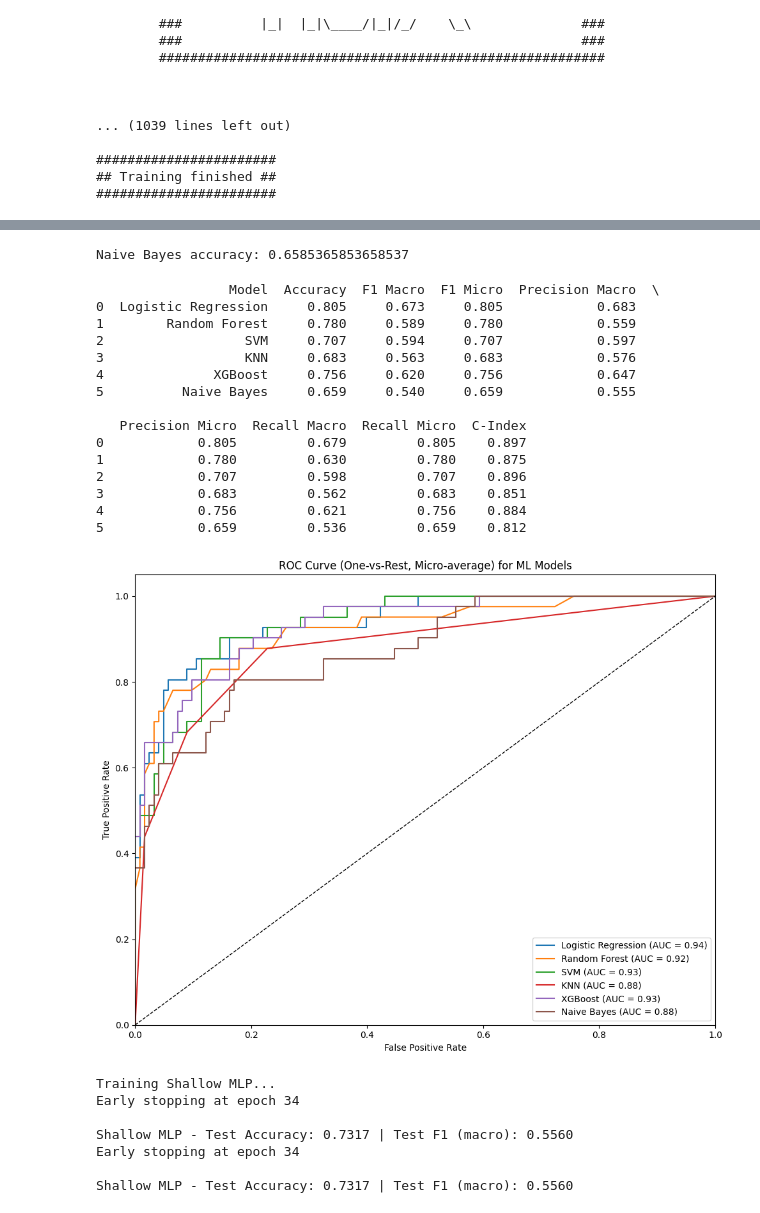
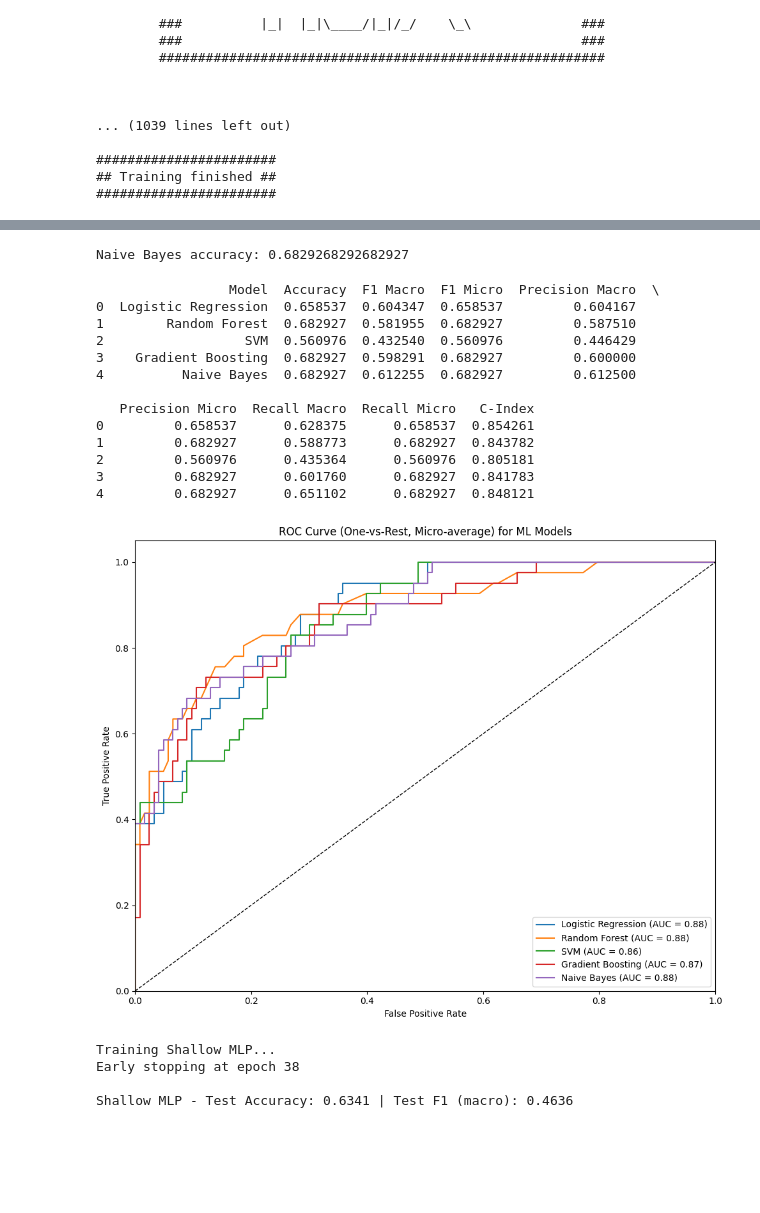
Before and after one commit to Shahriar1638/Multi-omics-Cancer-subtype, a Jupyter notebook: Mofa_with_Nan_pipline.ipynb, the cells around one changed output, grey strips where cells are left out. Cells and saved outputs as stored; diff of their text form; code cells hidden in the pictures; blank space fills up the shorter version.

```diff
--- a/Mofa_with_Nan_pipline.ipynb
+++ b/Mofa_with_Nan_pipline.ipynb
@@ -351,7 +356,7 @@ ent.set_data_options(
 ent.set_data_matrix(data_list)
 
 ent.set_model_options(
-    factors=14,
+    factors=15,
     spikeslab_weights=True,
     ard_factors=True,
     ard_weights=True
@@ -568,17 +573,17 @@ SVM accuracy: 0.7073170731707317
 # %%
-# 4. K-Nearest Neighbors (KNN) on MOFA factors
-from sklearn.neighbors import KNeighborsClassifier
+# 4. Gradient Boosting on MOFA factors
+from sklearn.ensemble import GradientBoostingClassifier
 from sklearn.model_selection import train_test_split
 from sklearn.metrics import accuracy_score
 import numpy as np
 X = np.array(factors)
 y = subtype_encoded.loc[common_samples].values
 X_train, X_test, y_train, y_test = train_test_split(X, y, test_size=0.2, random_state=42, stratify=y)
-clf_knn = KNeighborsClassifier(n_neighbors=3)
-clf_knn.fit(X_train, y_train)
-preds_knn = clf_knn.predict(X_test)
-y_true_knn = y_test
-acc_knn = accuracy_score(y_true_knn, preds_knn)
-y_pred_proba_knn = clf_knn.predict_proba(X_test)
-print('KNN accuracy:', acc_knn)
+clf_gb = GradientBoostingClassifier(n_estimators=100, random_state=42, max_depth=5)
+clf_gb.fit(X_train, y_train)
+preds_gb = clf_gb.predict(X_test)
+y_true_gb = y_test
+acc_gb = accuracy_score(y_true_gb, preds_gb)
+y_pred_proba_gb = clf_gb.predict_proba(X_test)
+print('Gradient Boosting accuracy:', acc_gb)
 # %% [output]
@@ -607,5 +591,5 @@ XGBoost accuracy: 0.7560975609756098
 # %%
-# 6. Naive Bayes on MOFA factors
+# 5. Naive Bayes on MOFA factors
 from sklearn.naive_bayes import GaussianNB
 from sklearn.model_selection import train_test_split
 from sklearn.metrics import accuracy_score
@@ -621,9 +605,9 @@ acc_nb = accuracy_score(y_true_nb, preds_nb)
 y_pred_proba_nb = clf_nb.predict_proba(X_test)
 print('Naive Bayes accuracy:', acc_nb)
 # %% [output]
-Naive Bayes accuracy: 0.6585365853658537
+Naive Bayes accuracy: 0.6829268292682927
 # %%
-# Compare all 6 classifiers on MOFA factors: accuracy, F1 (macro/micro), precision, recall, C-index
+# Compare all 5 classifiers on MOFA factors: accuracy, F1 (macro/micro), precision, recall, C-index
 from sklearn.metrics import accuracy_score, f1_score, precision_score, recall_score
 from sklearn.utils import column_or_1d
 import numpy as np
@@ -645,31 +629,25 @@ results = []
 results.append(["Logistic Regression", acc_lr, f1_score(y_true_lr, preds_lr, average='macro'), f1_score(y_true_lr, preds_lr, average='micro'), precision_score(y_true_lr, preds_lr, average='macro', zero_division=0), precision_score(y_true_lr, preds_lr, average='micro', zero_division=0), recall_score(y_true_lr, preds_lr, average='macro'), recall_score(y_true_lr, preds_lr, average='micro'), concordance_index(y_true_lr, y_pred_proba_lr)])
 results.append(["Random Forest", acc_rf, f1_score(y_true_rf, preds_rf, average='macro'), f1_score(y_true_rf, preds_rf, average='micro'), precision_score(y_true_rf, preds_rf, average='macro', zero_division=0), precision_score(y_true_rf, preds_rf, average='micro', zero_division=0), recall_score(y_true_rf, preds_rf, average='macro'), recall_score(y_true_rf, preds_rf, average='micro'), concordance_index(y_true_rf, y_pred_proba_rf)])
 results.append(["SVM", acc_svm, f1_score(y_true_svm, preds_svm, average='macro'), f1_score(y_true_svm, preds_svm, average='micro'), precision_score(y_true_svm, preds_svm, average='macro', zero_division=0), precision_score(y_true_svm, preds_svm, average='micro', zero_division=0), recall_score(y_true_svm, preds_svm, average='macro'), recall_score(y_true_svm, preds_svm, average='micro'), concordance_index(y_true_svm, y_pred_proba_svm)])
-results.append(["KNN", acc_knn, f1_score(y_true_knn, preds_knn, average='macro'), f1_score(y_true_knn, preds_knn, average='micro'), precision_score(y_true_knn, preds_knn, average='macro', zero_division=0), precision_score(y_true_knn, preds_knn, average='micro', zero_division=0), recall_score(y_true_knn, preds_knn, average='macro'), recall_score(y_true_knn, preds_knn, average='micro'), concordance_index(y_true_knn, y_pred_proba_knn)])
-try:
-    results.append(["XGBoost", acc_xgb, f1_score(y_true_xgb, preds_xgb, average='macro'), f1_score(y_true_xgb, preds_xgb, average='micro'), precision_score(y_true_xgb, preds_xgb, average='macro', zero_division=0), precision_score(y_true_xgb, preds_xgb, average='micro', zero_division=0), recall_score(y_true_xgb, preds_xgb, average='macro'), recall_score(y_true_xgb, preds_xgb, average='micro'), concordance_index(y_true_xgb, y_pred_proba_xgb)])
-except:
-    pass
+results.append(["Gradient Boosting", acc_gb, f1_score(y_true_gb, preds_gb, average='macro'), f1_score(y_true_gb, preds_gb, average='micro'), precision_score(y_true_gb, preds_gb, average='macro', zero_division=0), precision_score(y_true_gb, preds_gb, average='micro', zero_division=0), recall_score(y_true_gb, preds_gb, average='macro'), recall_score(y_true_gb, preds_gb, average='micro'), concordance_index(y_true_gb, y_pred_proba_gb)])
 results.append(["Naive Bayes", acc_nb, f1_score(y_true_nb, preds_nb, average='macro'), f1_score(y_true_nb, preds_nb, average='micro'), precision_score(y_true_nb, preds_nb, average='macro', zero_division=0), precision_score(y_true_nb, preds_nb, average='micro', zero_division=0), recall_score(y_true_nb, preds_nb, average='macro'), recall_score(y_true_nb, preds_nb, average='micro'), concordance_index(y_true_nb, y_pred_proba_nb)])
 
 results_df = pd.DataFrame(results, columns=["Model", "Accuracy", "F1 Macro", "F1 Micro", "Precision Macro", "Precision Micro", "Recall Macro", "Recall Micro", "C-Index"])
-print(results_df.round(3))
+print(results_df)
 # %% [output]
                  Model  Accuracy  F1 Macro  F1 Micro  Precision Macro  \
-0  Logistic Regression     0.805     0.673     0.805            0.683
-1        Random Forest     0.780     0.589     0.780            0.559
-2                  SVM     0.707     0.594     0.707            0.597
-3                  KNN     0.683     0.563     0.683            0.576
-4              XGBoost     0.756     0.620     0.756            0.647
-5          Naive Bayes     0.659     0.540     0.659            0.555
+0  Logistic Regression  0.658537  0.604347  0.658537         0.604167
+1        Random Forest  0.682927  0.581955  0.682927         0.587510
+2                  SVM  0.560976  0.432540  0.560976         0.446429
+3    Gradient Boosting  0.682927  0.598291  0.682927         0.600000
+4          Naive Bayes  0.682927  0.612255  0.682927         0.612500
 
-   Precision Micro  Recall Macro  Recall Micro  C-Index
-0            0.805         0.679         0.805    0.897
-1            0.780         0.630         0.780    0.875
-2            0.707         0.598         0.707    0.896
-3            0.683         0.562         0.683    0.851
-4            0.756         0.621         0.756    0.884
-5            0.659         0.536         0.659    0.812
+   Precision Micro  Recall Macro  Recall Micro   C-Index
+0         0.658537      0.628375      0.658537  0.854261
+1         0.682927      0.588773      0.682927  0.843782
+2         0.560976      0.435364      0.560976  0.805181
+3         0.682927      0.601760      0.682927  0.841783
+4         0.682927      0.651102      0.682927  0.848121
 # %%
 # Plot ROC curves and compute AUC for all ML models (multiclass one-vs-rest)
 import matplotlib.pyplot as plt
@@ -682,42 +660,41 @@ models = [
     ('Logistic Regression', y_pred_proba_lr, y_true_lr),
     ('Random Forest', y_pred_proba_rf, y_true_rf),
     ('SVM', y_pred_proba_svm, y_true_svm),
-    ('KNN', y_pred_proba_knn, y_true_knn),
-    ('XGBoost', y_pred_proba_xgb, y_true_xgb),
+    ('Gradient Boosting', y_pred_proba_gb, y_true_gb),
     ('Naive Bayes', y_pred_proba_nb, y_true_nb)
  ]
 
 plt.figure(figsize=(10, 8))
 for name, y_pred_proba, y_true in models:
     try:
         classes = np.unique(y_true)
         y_test_bin = label_binarize(y_true, classes=classes)
         n_classes = y_test_bin.shape[1]
         # Compute ROC curve and AUC for each class
         fpr = dict()
         tpr = dict()
         roc_auc = dict()
         for i in range(n_classes):
             fpr[i], tpr[i], _ = roc_curve(y_test_bin[:, i], y_pred_proba[:, i])
             roc_auc[i] = auc(fpr[i], tpr[i])
         # Compute micro-average ROC curve and AUC
         fpr['micro'], tpr['micro'], _ = roc_curve(y_test_bin.ravel(), y_pred_proba.ravel())
         roc_auc['micro'] = auc(fpr['micro'], tpr['micro'])
         plt.plot(fpr['micro'], tpr['micro'], label=f'{name} (AUC = {roc_auc["micro"]:.2f})')
     except Exception as e:
         print(f"Could not plot ROC for {name}: {e}")
 
 plt.plot([0, 1], [0, 1], 'k--', lw=1)
 plt.xlim([0.0, 1.0])
 plt.ylim([0.0, 1.05])
 plt.xlabel('False Positive Rate')
 plt.ylabel('True Positive Rate')
 plt.title('ROC Curve (One-vs-Rest, Micro-average) for ML Models')
 plt.legend(loc='lower right')
 plt.tight_layout()
 plt.show()
 # %% [output]
-[figure, old version]
+[figure, new version]
 # %%
 # Prepare data (expects `factors` and `subtype_encoded` to exist from earlier cells)
 X = np.array(factors)
@@ -841,12 +818,9 @@ print(f"\nShallow MLP - Test Accuracy: {acc_shallow:.4f} | Test F1 (macro): {f1_
 # End of shallow MLP cell
 # %% [output]
 Training Shallow MLP...
-Early stopping at epoch 34
+Early stopping at epoch 38
 
-Shallow MLP - Test Accuracy: 0.7317 | Test F1 (macro): 0.5560
-Early stopping at epoch 34
-
-Shallow MLP - Test Accuracy: 0.7317 | Test F1 (macro): 0.5560
+Shallow MLP - Test Accuracy: 0.6341 | Test F1 (macro): 0.4636
 # %%
 class DeepMLP(nn.Module):
     def __init__(self, input_dim, num_classes, hidden_dims=[256, 128, 64], dropout=0.3):
```
Also changed, not shown: parts of 16 cells of this notebook, 3 other files.
